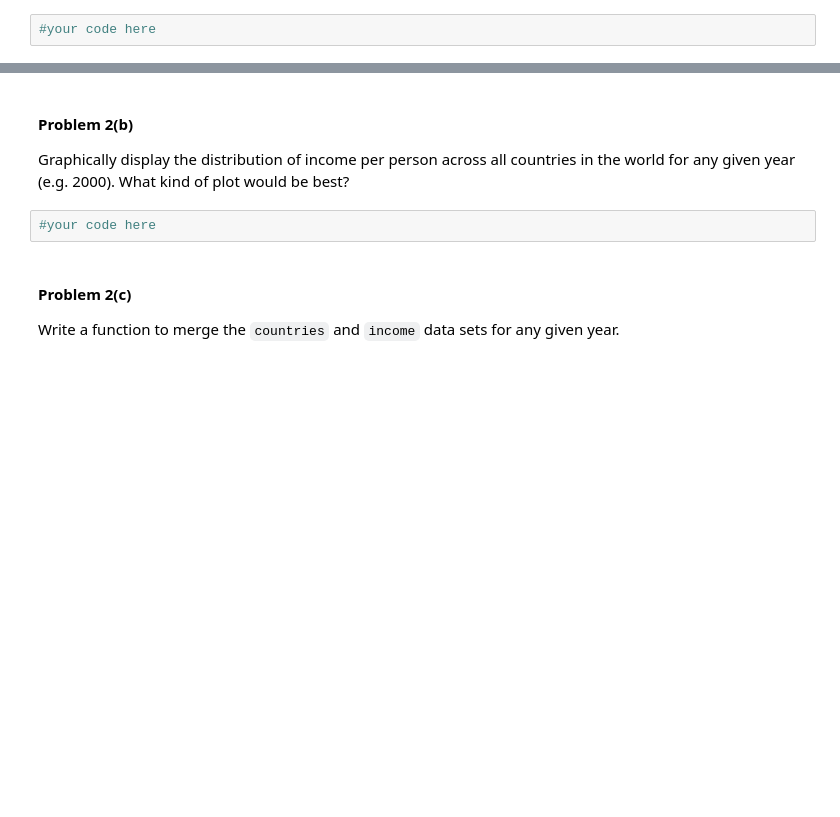
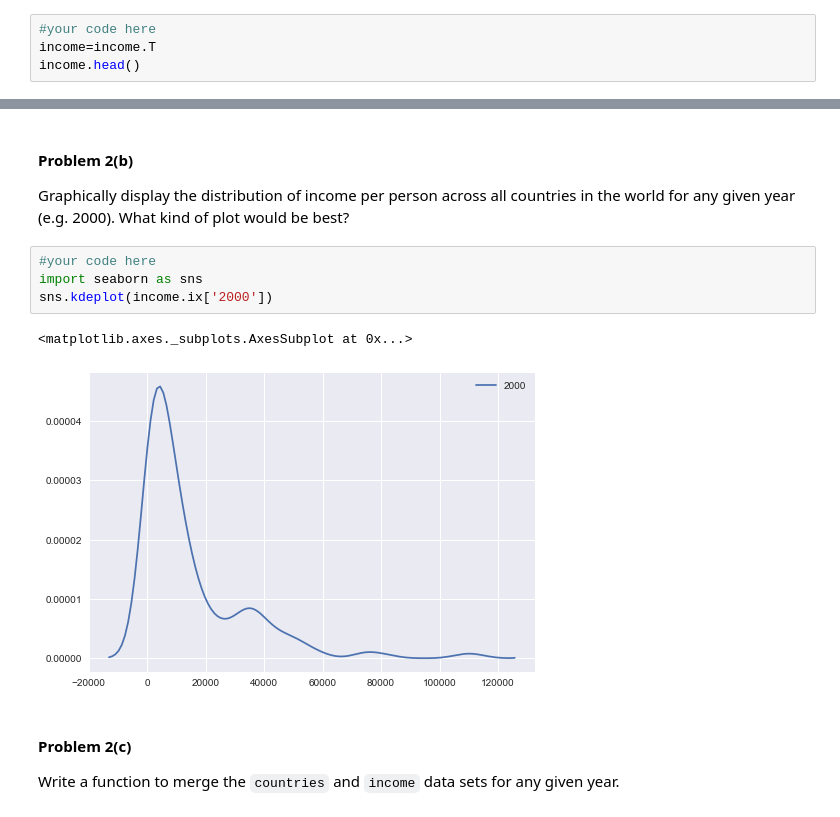
Before and after one commit to AdityaPasari/CS_109, a Jupyter notebook: Homework_2014/HW1/HW1.ipynb, the cells around one changed output, grey strips where cells are left out. Drawn from its saved outputs; the diff is of its cells as text; blank space fills up the shorter version.

```diff
--- a/Homework_2014/HW1/HW1.ipynb
+++ b/Homework_2014/HW1/HW1.ipynb
@@ -226,3 +232,5 @@ IOError: File Data/indicator gapminder gdp_per_capita_ppp.csv does not exist
 Transform the data set to have years as the rows and countries as the columns. Show the head of this data set when it is loaded.
 # %%
 #your code here
+income=income.T
+income.head()
@@ -232,6 +248,11 @@ Transform the data set to have years as the rows and countries as the columns. S
 Graphically display the distribution of income per person across all countries in the world for any given year (e.g. 2000).  What kind of plot would be best?
 # %%
 #your code here
+import seaborn as sns
+sns.kdeplot(income.ix['2000'])
+# %% [output]
+<matplotlib.axes._subplots.AxesSubplot at 0x...>
+[figure, added]
 # %% [markdown]
 #### Problem 2(c)
 
```
Also changed, not shown: parts of 2 cells of this notebook, 2 other files.
